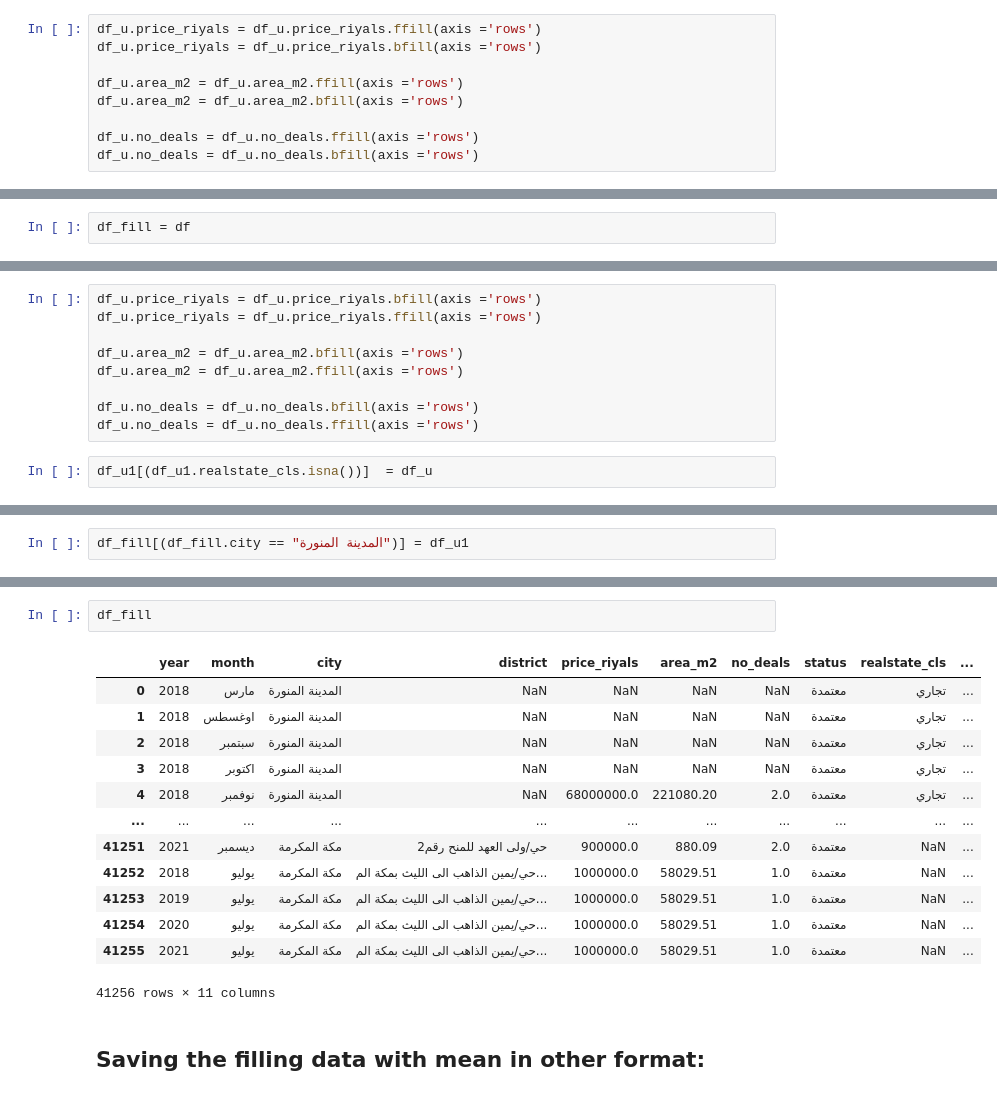
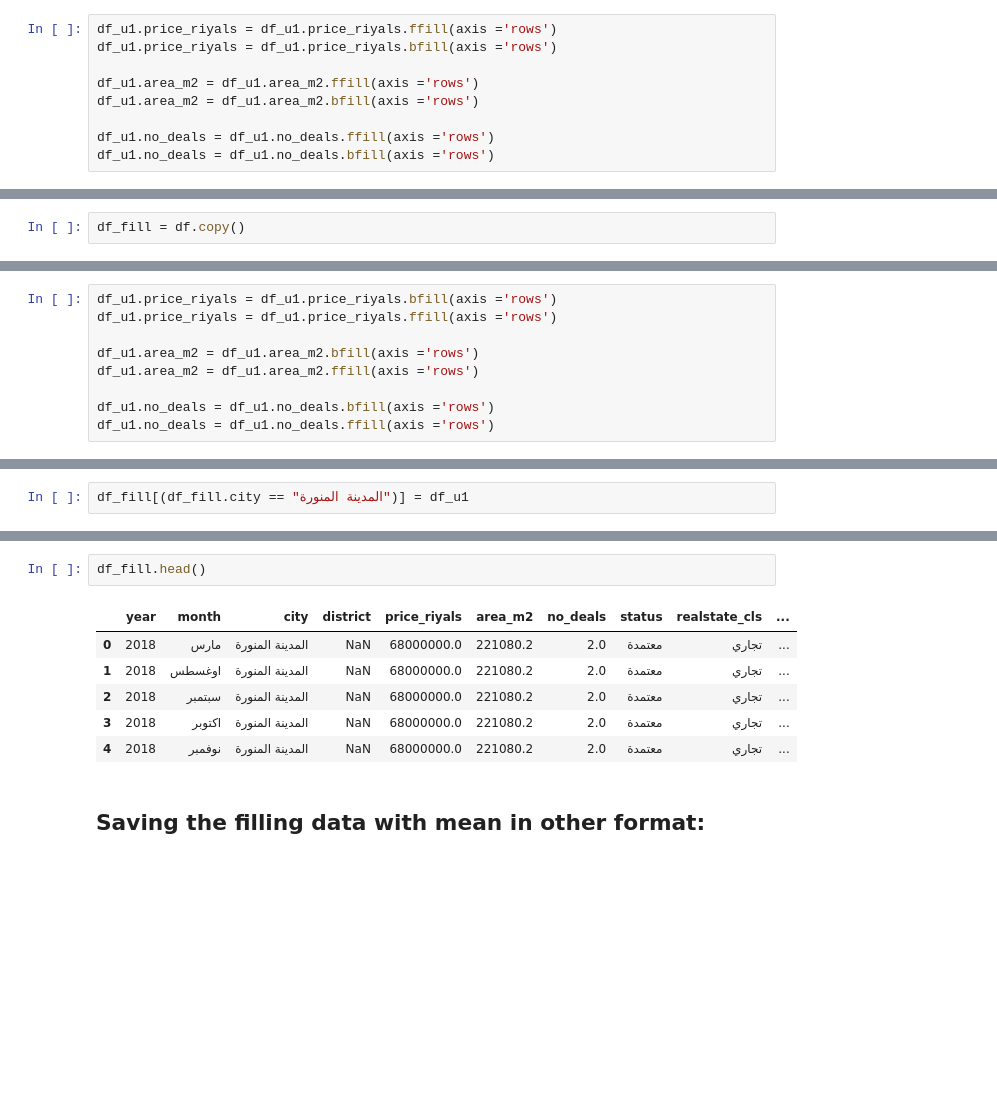
Before and after one commit to mlotfic/real_state_cleaning, a Jupyter notebook: fiil_data.ipynb, the cells around one changed output, grey strips where cells are left out. Cells and saved outputs as stored; diff of their text form; blank space fills up the shorter version.

```diff
--- a/fiil_data.ipynb
+++ b/fiil_data.ipynb
@@ -734,9 +675,9 @@ df_u
 # %%
-df_u.price_riyals = df_u.price_riyals.ffill(axis ='rows')
-df_u.price_riyals = df_u.price_riyals.bfill(axis ='rows')
+df_u1.price_riyals = df_u1.price_riyals.ffill(axis ='rows')
+df_u1.price_riyals = df_u1.price_riyals.bfill(axis ='rows')
 
-df_u.area_m2 = df_u.area_m2.ffill(axis ='rows')
-df_u.area_m2 = df_u.area_m2.bfill(axis ='rows')
+df_u1.area_m2 = df_u1.area_m2.ffill(axis ='rows')
+df_u1.area_m2 = df_u1.area_m2.bfill(axis ='rows')
 
-df_u.no_deals = df_u.no_deals.ffill(axis ='rows')
-df_u.no_deals = df_u.no_deals.bfill(axis ='rows')
+df_u1.no_deals = df_u1.no_deals.ffill(axis ='rows')
+df_u1.no_deals = df_u1.no_deals.bfill(axis ='rows')
@@ -808,7 +768,7 @@ with open("data/json/all_forward.json", "w") as write_file:
 # %% [markdown]
 ### Fill empty with fill backward
 # %%
-df_fill = df
+df_fill = df.copy()
 # %%
 for district in unique_district:
     df_u = df_fill[(df_fill.district == district)]
@@ -872,11 +811,9 @@ df_u
 # %%
-df_u.price_riyals = df_u.price_riyals.bfill(axis ='rows')
-df_u.price_riyals = df_u.price_riyals.ffill(axis ='rows')
+df_u1.price_riyals = df_u1.price_riyals.bfill(axis ='rows')
+df_u1.price_riyals = df_u1.price_riyals.ffill(axis ='rows')
 
-df_u.area_m2 = df_u.area_m2.bfill(axis ='rows')
-df_u.area_m2 = df_u.area_m2.ffill(axis ='rows')
+df_u1.area_m2 = df_u1.area_m2.bfill(axis ='rows')
+df_u1.area_m2 = df_u1.area_m2.ffill(axis ='rows')
 
-df_u.no_deals = df_u.no_deals.bfill(axis ='rows')
-df_u.no_deals = df_u.no_deals.ffill(axis ='rows')
+df_u1.no_deals = df_u1.no_deals.bfill(axis ='rows')
+df_u1.no_deals = df_u1.no_deals.ffill(axis ='rows')
-# %%
-df_u1[(df_u1.realstate_cls.isna())]  = df_u
@@ -904,21 +862,14 @@ Data columns (total 11 columns):
 dtypes: float64(3), int64(1), object(7)
 memory usage: 3.5+ MB
 # %%
-df_fill
+df_fill.head()
 # %% [output]
 |  | year | month | city | district | price_riyals | area_m2 | no_deals | status | realstate_cls | ... |
-| 0 | 2018 | مارس | المدينة المنورة | NaN | NaN | NaN | NaN | معتمدة | تجاري | ... |
-| 1 | 2018 | اوغسطس | المدينة المنورة | NaN | NaN | NaN | NaN | معتمدة | تجاري | ... |
-| 2 | 2018 | سبتمبر | المدينة المنورة | NaN | NaN | NaN | NaN | معتمدة | تجاري | ... |
-| 3 | 2018 | اكتوبر | المدينة المنورة | NaN | NaN | NaN | NaN | معتمدة | تجاري | ... |
-| 4 | 2018 | نوفمبر | المدينة المنورة | NaN | 68000000.0 | 221080.20 | 2.0 | معتمدة | تجاري | ... |
-| ... | ... | ... | ... | ... | ... | ... | ... | ... | ... | ... |
-| 41251 | 2021 | ديسمبر | مكة المكرمة | حي/ولى العهد للمنح رقم2 | 900000.0 | 880.09 | 2.0 | معتمدة | NaN | ... |
-| 41252 | 2018 | يوليو | مكة المكرمة | حي/يمين الذاهب الى الليث بمكة الم... | 1000000.0 | 58029.51 | 1.0 | معتمدة | NaN | ... |
-| 41253 | 2019 | يوليو | مكة المكرمة | حي/يمين الذاهب الى الليث بمكة الم... | 1000000.0 | 58029.51 | 1.0 | معتمدة | NaN | ... |
-| 41254 | 2020 | يوليو | مكة المكرمة | حي/يمين الذاهب الى الليث بمكة الم... | 1000000.0 | 58029.51 | 1.0 | معتمدة | NaN | ... |
-| 41255 | 2021 | يوليو | مكة المكرمة | حي/يمين الذاهب الى الليث بمكة الم... | 1000000.0 | 58029.51 | 1.0 | معتمدة | NaN | ... |
+| 0 | 2018 | مارس | المدينة المنورة | NaN | 68000000.0 | 221080.2 | 2.0 | معتمدة | تجاري | ... |
+| 1 | 2018 | اوغسطس | المدينة المنورة | NaN | 68000000.0 | 221080.2 | 2.0 | معتمدة | تجاري | ... |
+| 2 | 2018 | سبتمبر | المدينة المنورة | NaN | 68000000.0 | 221080.2 | 2.0 | معتمدة | تجاري | ... |
+| 3 | 2018 | اكتوبر | المدينة المنورة | NaN | 68000000.0 | 221080.2 | 2.0 | معتمدة | تجاري | ... |
+| 4 | 2018 | نوفمبر | المدينة المنورة | NaN | 68000000.0 | 221080.2 | 2.0 | معتمدة | تجاري | ... |
-41256 rows × 11 columns
 # %% [markdown]
 ## Saving the filling data with mean in other format:
 # %%
```
Also changed, not shown: parts of 24 cells of this notebook.
